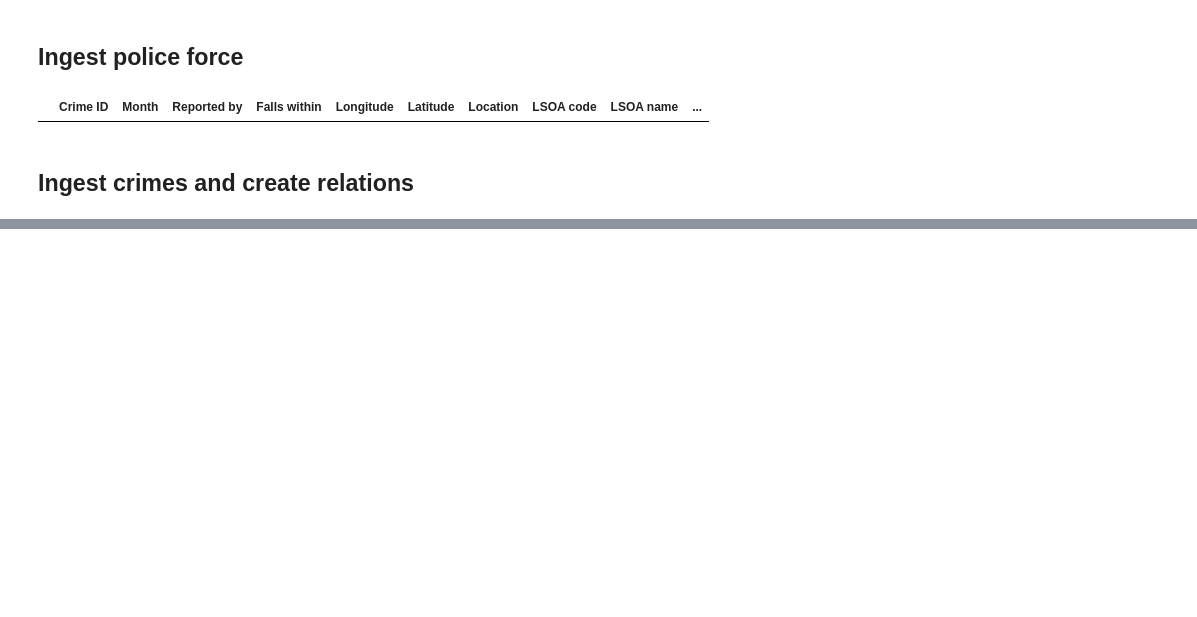
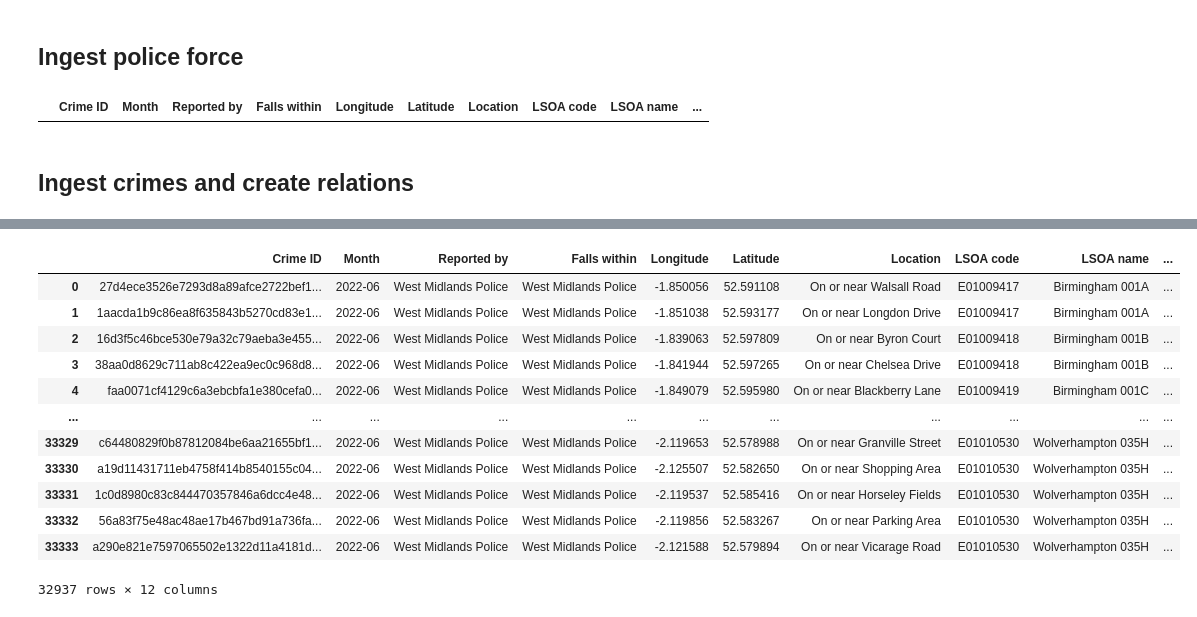
Before and after one commit to Pawinwat/neo4j-crime-backend, a Jupyter notebook: crime-etl/crime-ingestion.ipynb, the cells around one changed output, grey strips where cells are left out. Drawn from its saved outputs; the diff is of its cells as text; code cells hidden in the pictures; blank space fills up the shorter version.

```diff
--- a/crime-etl/crime-ingestion.ipynb
+++ b/crime-etl/crime-ingestion.ipynb
@@ -146,7 +146,7 @@ for root, dirs, files in os.walk(csv_directory):
 # %%
 for dir in os.listdir(csv_directory):
     # print(dir)
-    [month,year] = dir.split('-')
+    [year,month] = dir.split('-')
     print(month,year)
     with driver.session() as session:
         session.execute_write(create_time, year,month)
@@ -191,0 +197,16 @@ for df in df_list:
+# %%
+df
+# %% [output]
+|  | Crime ID | Month | Reported by | Falls within | Longitude | Latitude | Location | LSOA code | LSOA name | ... |
+| 0 | 27d4ece3526e7293d8a89afce2722bef1... | 2022-06 | West Midlands Police | West Midlands Police | -1.850056 | 52.591108 | On or near Walsall Road | E01009417 | Birmingham 001A | ... |
+| 1 | 1aacda1b9c86ea8f635843b5270cd83e1... | 2022-06 | West Midlands Police | West Midlands Police | -1.851038 | 52.593177 | On or near Longdon Drive | E01009417 | Birmingham 001A | ... |
+| 2 | 16d3f5c46bce530e79a32c79aeba3e455... | 2022-06 | West Midlands Police | West Midlands Police | -1.839063 | 52.597809 | On or near Byron Court | E01009418 | Birmingham 001B | ... |
+| 3 | 38aa0d8629c711ab8c422ea9ec0c968d8... | 2022-06 | West Midlands Police | West Midlands Police | -1.841944 | 52.597265 | On or near Chelsea Drive | E01009418 | Birmingham 001B | ... |
+| 4 | faa0071cf4129c6a3ebcbfa1e380cefa0... | 2022-06 | West Midlands Police | West Midlands Police | -1.849079 | 52.595980 | On or near Blackberry Lane | E01009419 | Birmingham 001C | ... |
+| ... | ... | ... | ... | ... | ... | ... | ... | ... | ... | ... |
+| 33329 | c64480829f0b87812084be6aa21655bf1... | 2022-06 | West Midlands Police | West Midlands Police | -2.119653 | 52.578988 | On or near Granville Street | E01010530 | Wolverhampton 035H | ... |
+| 33330 | a19d11431711eb4758f414b8540155c04... | 2022-06 | West Midlands Police | West Midlands Police | -2.125507 | 52.582650 | On or near Shopping Area | E01010530 | Wolverhampton 035H | ... |
+| 33331 | 1c0d8980c83c844470357846a6dcc4e48... | 2022-06 | West Midlands Police | West Midlands Police | -2.119537 | 52.585416 | On or near Horseley Fields | E01010530 | Wolverhampton 035H | ... |
+| 33332 | 56a83f75e48ac48ae17b467bd91a736fa... | 2022-06 | West Midlands Police | West Midlands Police | -2.119856 | 52.583267 | On or near Parking Area | E01010530 | Wolverhampton 035H | ... |
+| 33333 | a290e821e7597065502e1322d11a4181d... | 2022-06 | West Midlands Police | West Midlands Police | -2.121588 | 52.579894 | On or near Vicarage Road | E01010530 | Wolverhampton 035H | ... |
+32937 rows × 12 columns
```
Also changed, not shown: parts of 1 cell of this notebook, 1 other file.
